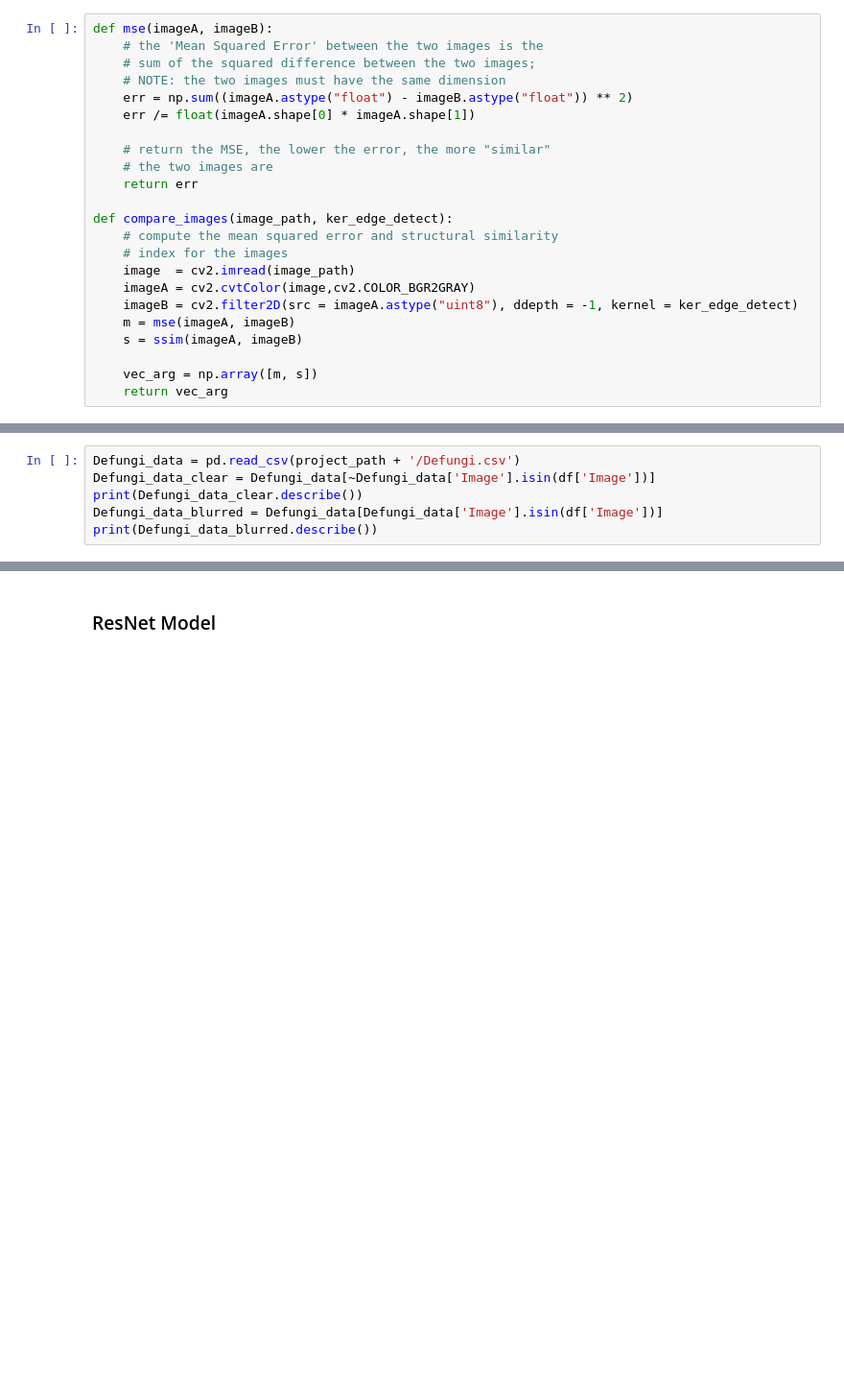
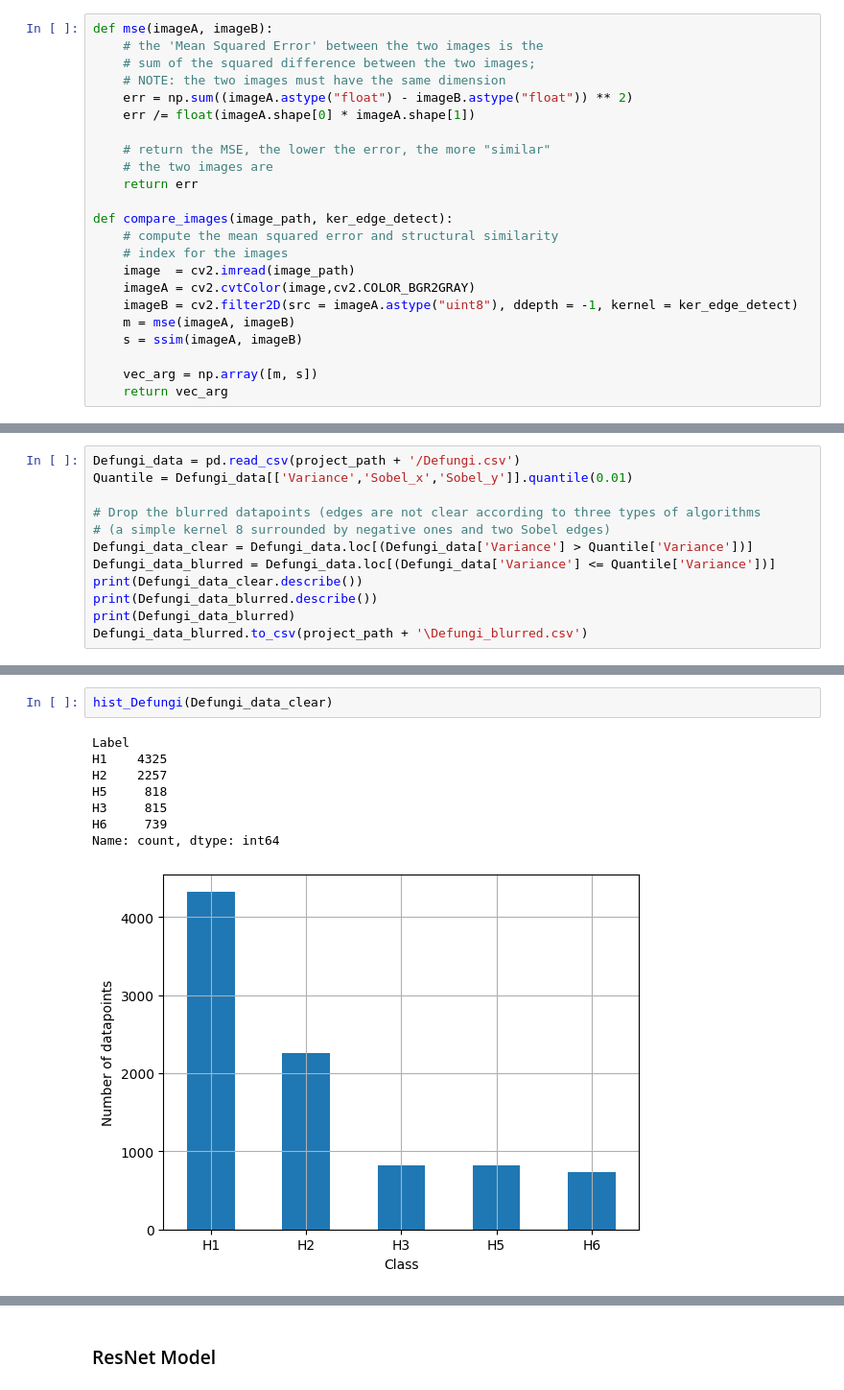
Before and after one commit to OlgaTorgashova/fungus-classification, a Jupyter notebook: EE258_Project.ipynb, the cells around one changed output, grey strips where cells are left out. Shown: that part at 96% size. Drawn from its saved outputs; the diff is of its cells as text; blank space fills up the shorter version.

```diff
--- a/EE258_Project.ipynb
+++ b/EE258_Project.ipynb
@@ -340,0 +170,12 @@ Defungi\H1\H1_73a_22.jpg
+# %%
+Defungi_data = pd.read_csv(project_path + '/Defungi.csv')
+Quantile = Defungi_data[['Variance','Sobel_x','Sobel_y']].quantile(0.01)
+
+# Drop the blurred datapoints (edges are not clear according to three types of algorithms
+# (a simple kernel 8 surrounded by negative ones and two Sobel edges)
+Defungi_data_clear = Defungi_data.loc[(Defungi_data['Variance'] > Quantile['Variance'])]
+Defungi_data_blurred = Defungi_data.loc[(Defungi_data['Variance'] <= Quantile['Variance'])]
+print(Defungi_data_clear.describe())
+print(Defungi_data_blurred.describe())
+print(Defungi_data_blurred)
+Defungi_data_blurred.to_csv(project_path + '\Defungi_blurred.csv')
@@ -419,6 +289,0 @@ Using 2713 files for validation.
-# %%
-Defungi_data = pd.read_csv(project_path + '/Defungi.csv')
-Defungi_data_clear = Defungi_data[~Defungi_data['Image'].isin(df['Image'])]
-print(Defungi_data_clear.describe())
-Defungi_data_blurred = Defungi_data[Defungi_data['Image'].isin(df['Image'])]
-print(Defungi_data_blurred.describe())
@@ -608,0 +330,11 @@ Tensor("args_0:0", shape=(), dtype=string)
+# %%
+hist_Defungi(Defungi_data_clear)
+# %% [output]
+Label
+H1    4325
+H2    2257
+H5     818
+H3     815
+H6     739
+Name: count, dtype: int64
+[figure, added]
```
Also changed, not shown: parts of 103 cells of this notebook.
